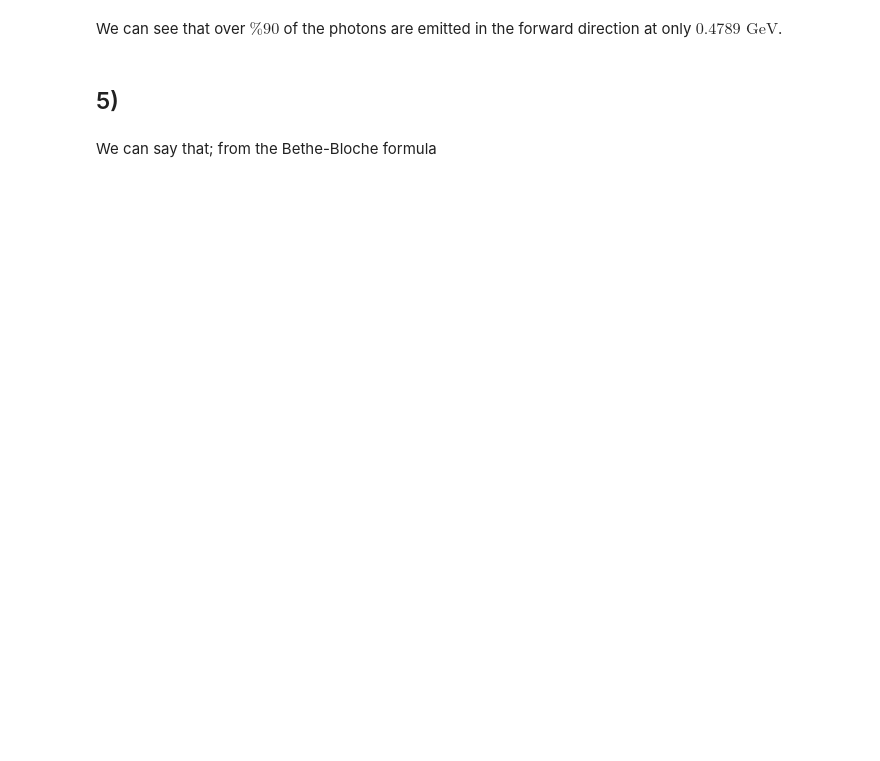
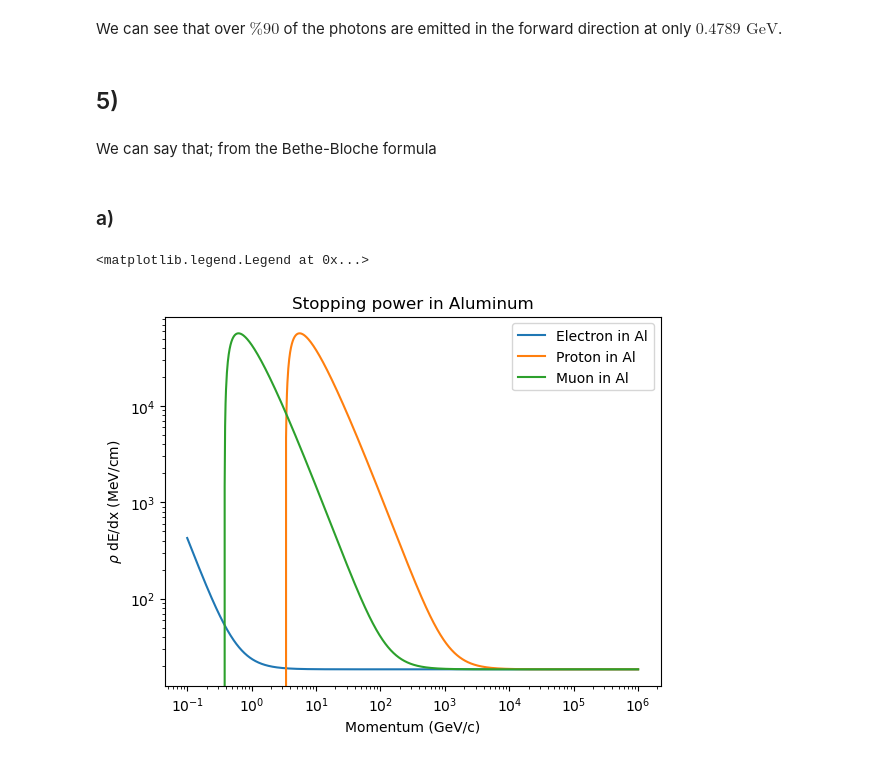
Before and after one commit to aidangardnerokearny/ParticlePHYS62x, a Jupyter notebook: PHYS627/Homework2/Homework2.ipynb, the cells around one changed output. Saved outputs shown, nothing was run; the diff lists cells and outputs as text; code cells hidden in the pictures; blank space fills up the shorter version.

```diff
--- a/PHYS627/Homework2/Homework2.ipynb
+++ b/PHYS627/Homework2/Homework2.ipynb
@@ -90,0 +84,44 @@ def bethe_bloche(p, mass, mat):
+# %%
+#constants
+me = 0.511
+mp = 938.3
+mu = 105.7
+re = 2.82
+K = 0.307
+# %%
+def bethe_bloche(p, mass, mat):
+    Z, A, rho, I = mat
+    K = 3.07075
+    E = np.sqrt(p**2 + mass**2)
+    beta = p/E
+
+    dEdx = (K*(Z/A)*(1/beta**2)) *(0.5*np.log((2*me* beta**2 * gamma**2 / I)) - beta**2)
+
+    return dEdx * rho
+    #return dEdx
+# %%
+# Listing in order Z, A, rho, I
+materials = {
+    "Al": (13, 26.98, 2.699, (166*10**(-6))),
+    "Plastic": (0.538, 1, 1.06, (68.7*(10**-6))), # Has (Z/A) ratio listed, so putting that in for Z and 1 for A
+    "Cu": (29, 63.5, 8.96, (322 * (10**-6))),
+    "Pb": (82, 207.2, 11.35, (823*(10**-6))),
+    "H2O": (0.555, 1, 1, (79.7*(10**-6)))
+}
+# %% [markdown]
+### a)
+# %%
+p = np.logspace(-1, 6, 1000)
+# %%
+plt.figure()
+for mass, label in [(me, "Electron"), (mp, "Proton"), (mu, "Muon")]:
+    dEdx_Al = bethe_bloche(p, mass, materials["Al"])
+    plt.loglog(p, dEdx_Al, label=f"{label} in Al")
+
+plt.xlabel("Momentum (GeV/c)")
+plt.ylabel(r"$\rho$ dE/dx (MeV/cm)")
+plt.title("Stopping power in Aluminum")
+plt.legend()
+# %% [output]
+<matplotlib.legend.Legend at 0x...>
+[figure, added]
```
Also changed, not shown: parts of 11 cells of this notebook, 2 other files.
